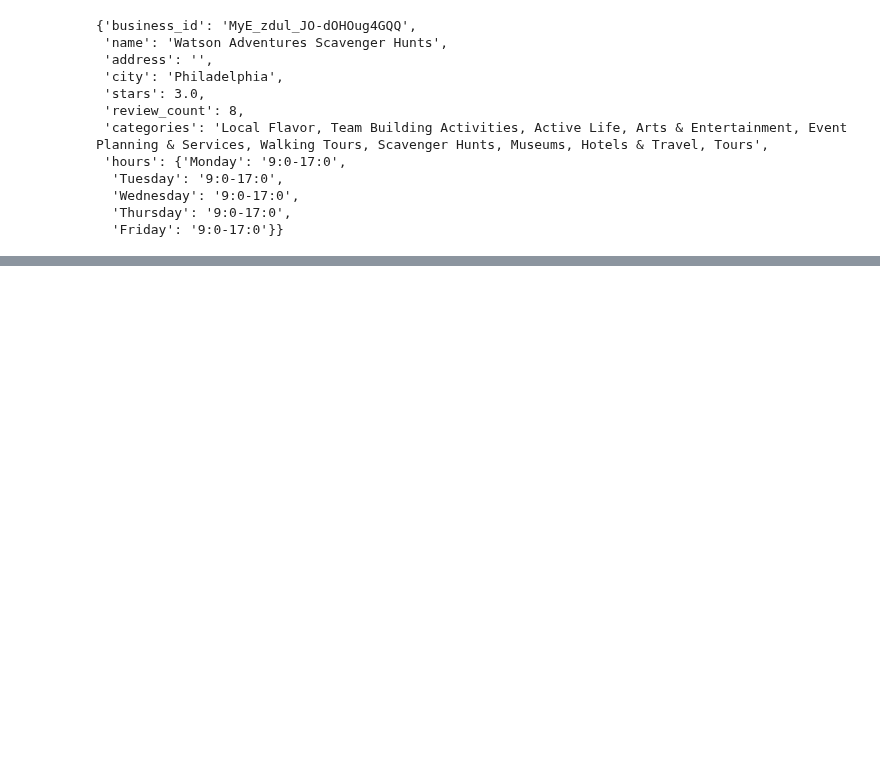
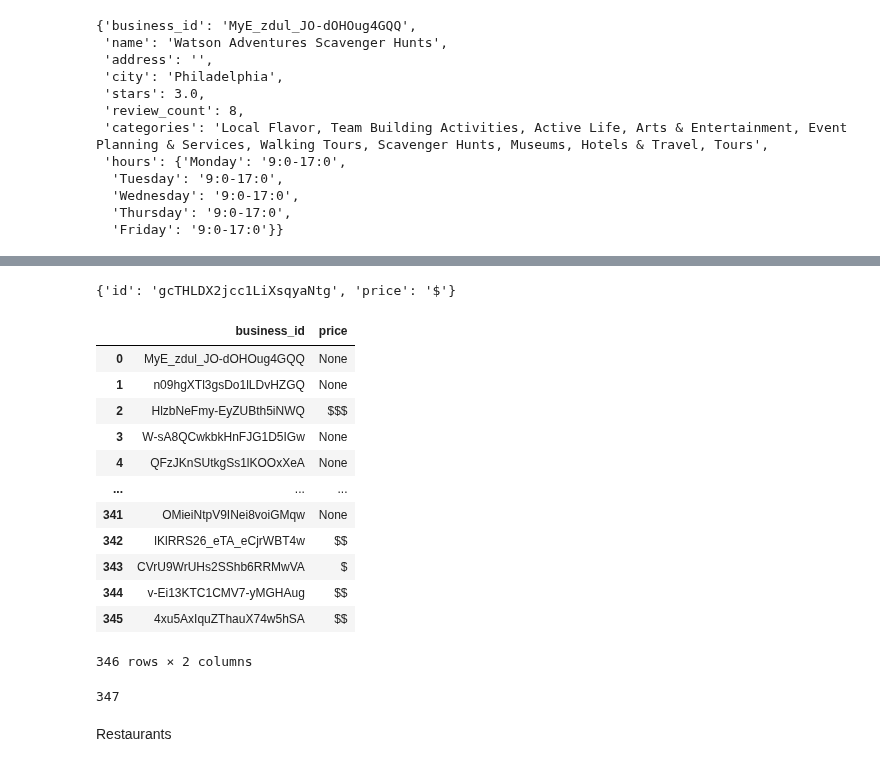
Before and after one commit to EthanWTL/Travel-Planning-AI, a Jupyter notebook: YelpDataSetCreation.ipynb, the cells around one changed output, grey strips where cells are left out. Saved outputs shown, nothing was run; the diff lists cells and outputs as text; code cells hidden in the pictures; blank space fills up the shorter version.

```diff
--- a/YelpDataSetCreation.ipynb
+++ b/YelpDataSetCreation.ipynb
@@ -599,0 +618,33 @@ JSONDecodeError: Extra data: line 1 column 945 (char 944)
+# %%
+attractions_detail_attr = ['id','price']
+attraction_detail_clean=[{attr:record.get(attr) for attr in attractions_detail_attr}for record in attractions_detail]
+# %%
+attraction_detail_clean[15]
+# %% [output]
+{'id': 'gcTHLDX2jcc1LiXsqyaNtg', 'price': '$'}
+# %%
+df1 = pd.DataFrame(attraction_clean)
+df2 = pd.DataFrame(attraction_detail_clean)
+# %%
+df2 = df2.rename(columns =  {'id':'business_id'})
+df2
+# %% [output]
+|  | business_id | price |
+| 0 | MyE_zdul_JO-dOHOug4GQQ | None |
+| 1 | n09hgXTl3gsDo1lLDvHZGQ | None |
+| 2 | HlzbNeFmy-EyZUBth5iNWQ | $$$ |
+| 3 | W-sA8QCwkbkHnFJG1D5IGw | None |
+| 4 | QFzJKnSUtkgSs1lKOOxXeA | None |
+| ... | ... | ... |
+| 341 | OMieiNtpV9INei8voiGMqw | None |
+| 342 | lKlRRS26_eTA_eCjrWBT4w | $$ |
+| 343 | CVrU9WrUHs2SShb6RRMwVA | $ |
+| 344 | v-Ei13KTC1CMV7-yMGHAug | $$ |
+| 345 | 4xu5AxIquZThauX74w5hSA | $$ |
+346 rows × 2 columns
+# %%
+merged_df = pd.merge(df1, df2, on='business_id', how='outer')
+merged_array = merged_df.to_dict('records')
+len(merged_array)
+# %% [output]
+347
@@ -599,0 +656,2 @@ JSONDecodeError: Extra data: line 1 column 945 (char 944)
+# %% [markdown]
+Restaurants
```
Also changed, not shown: parts of 14 cells of this notebook, 1 other file.
